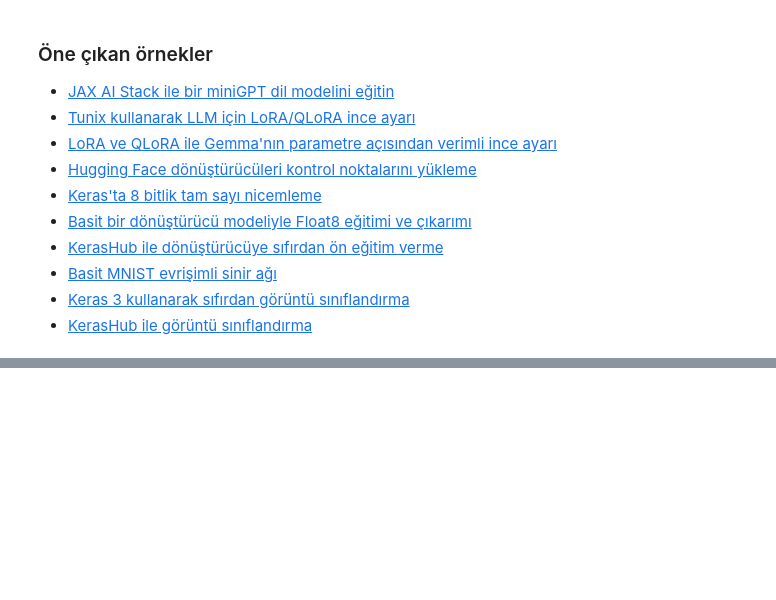
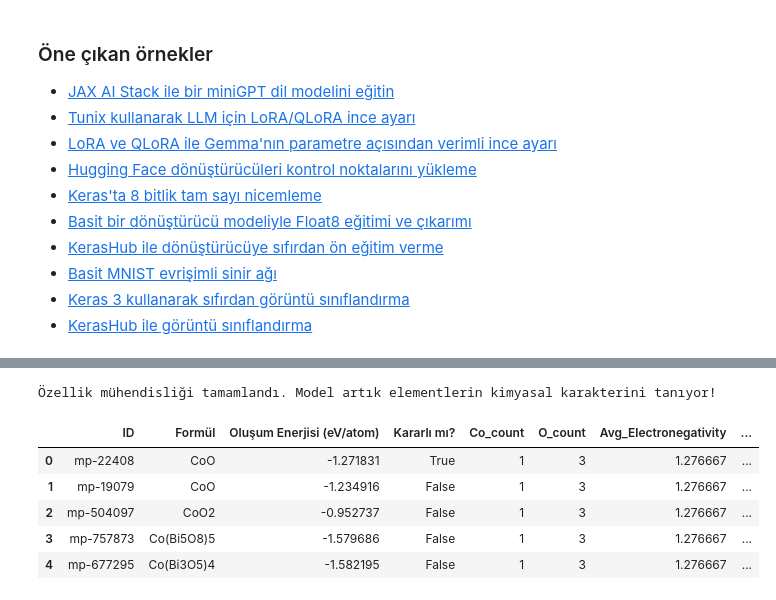
Before and after one commit to kadirrkirac/material-informatics, a Jupyter notebook: notebooks/SCaSC_Simulation_and_Data_Mining.ipynb, the cells around one changed output, grey strips where cells are left out. Cells and saved outputs as stored; diff of their text form; code cells hidden in the pictures; blank space fills up the shorter version.

```diff
--- a/notebooks/SCaSC_Simulation_and_Data_Mining.ipynb
+++ b/notebooks/SCaSC_Simulation_and_Data_Mining.ipynb
@@ -394,0 +371,39 @@ Bağlantı Başarılı! İlk bulunan Material ID: mp-550781
+# %%
+from pymatgen.core import Element
+
+def get_element_features(formula_str):
+    # Basit bir formül ayrıştırıcı (Sr0.8Ca0.1Sm0.1CoO3 gibi kompleks yapılar için)
+    # Şimdilik ana elementlerin ortalamasını alalım
+    try:
+        # Örnek olarak Sr, Ca ve Co özelliklerini çekiyoruz
+        sr = Element("Sr")
+        ca = Element("Ca")
+        co = Element("Co")
+
+        return pd.Series({
+            "Avg_Electronegativity": (sr.X + ca.X + co.X) / 3,
+            "Avg_Atomic_Radius": (sr.atomic_radius + ca.atomic_radius + co.atomic_radius) / 3,
+            "Total_Valence_Electrons": sr.valence[0] + ca.valence[0] + co.valence[0]
+        })
+    except:
+        return pd.Series({"Avg_Electronegativity": 0, "Avg_Atomic_Radius": 0, "Total_Valence_Electrons": 0})
+
+# Mevcut veritabanımıza bu özellikleri ekleyelim
+new_features = df['Formül'].apply(lambda x: get_element_features(x))
+df_advanced = pd.concat([df, new_features], axis=1)
+
+# Modeli bu yeni ve zengin özelliklerle tekrar eğitebilirsin
+X_adv = df_advanced[["Avg_Electronegativity", "Avg_Atomic_Radius", "Total_Valence_Electrons"]]
+y_adv = df_advanced['Oluşum Enerjisi (eV/atom)']
+
+# Modeli eğit (Az önceki Random Forest kodunu X_adv ve y_adv ile çalıştırabilirsin)
+print("Özellik mühendisliği tamamlandı. Model artık elementlerin kimyasal karakterini tanıyor!")
+display(df_advanced.head())
+# %% [output]
+Özellik mühendisliği tamamlandı. Model artık elementlerin kimyasal karakterini tanıyor!
+|  | ID | Formül | Oluşum Enerjisi (eV/atom) | Kararlı mı? | Co_count | O_count | Avg_Electronegativity | ... |
+| 0 | mp-22408 | CoO | -1.271831 | True | 1 | 3 | 1.276667 | ... |
+| 1 | mp-19079 | CoO | -1.234916 | False | 1 | 3 | 1.276667 | ... |
+| 2 | mp-504097 | CoO2 | -0.952737 | False | 1 | 3 | 1.276667 | ... |
+| 3 | mp-757873 | Co(Bi5O8)5 | -1.579686 | False | 1 | 3 | 1.276667 | ... |
+| 4 | mp-677295 | Co(Bi3O5)4 | -1.582195 | False | 1 | 3 | 1.276667 | ... |
```
Also changed, not shown: parts of 15 cells of this notebook.
